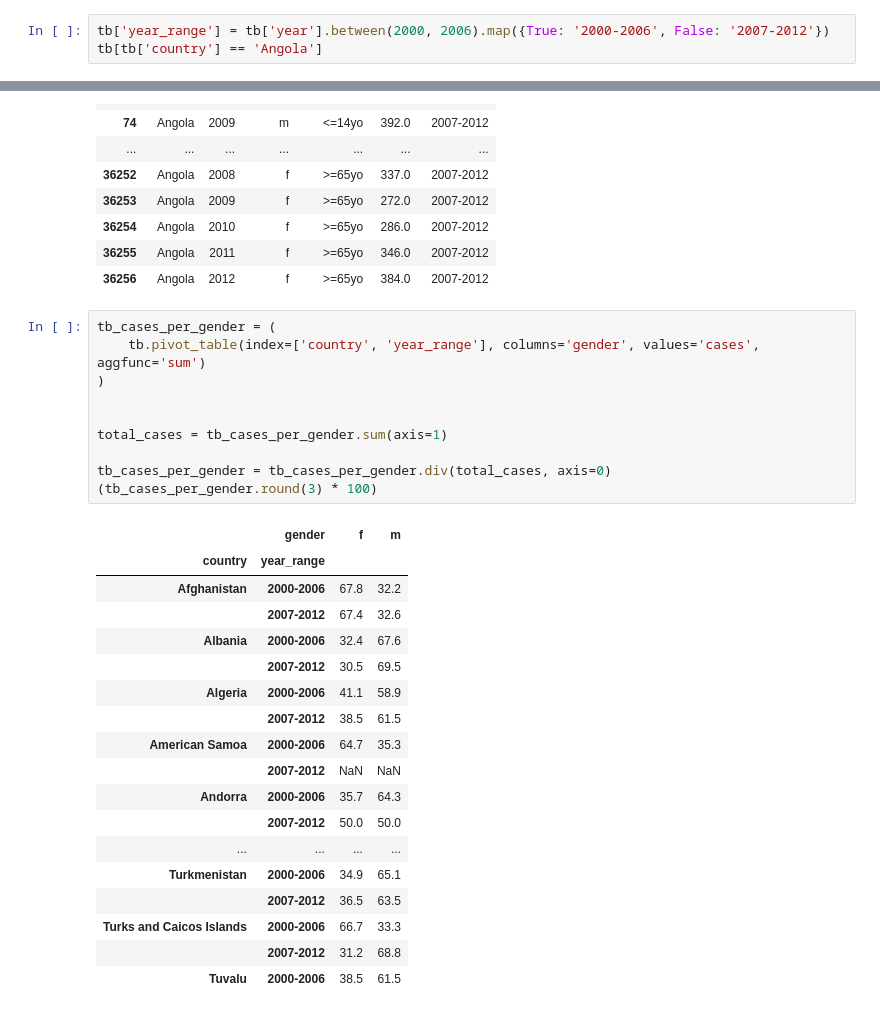
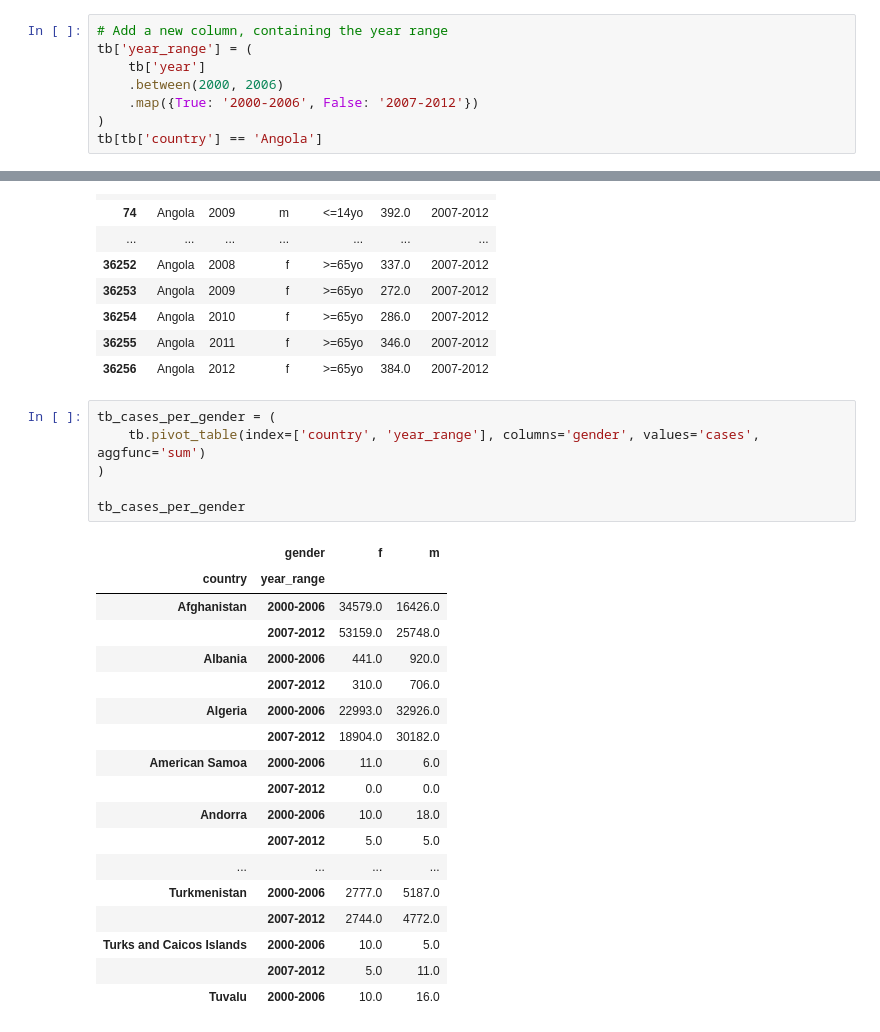
Before and after one commit to victoris93/data_class, a Jupyter notebook: exercises/tabular_tidy_data/tidy_data_solution.ipynb, the cells around one changed output, grey strips where cells are left out. Drawn from its saved outputs; the diff is of its cells as text.

```diff
--- a/exercises/tabular_tidy_data/tidy_data_solution.ipynb
+++ b/exercises/tabular_tidy_data/tidy_data_solution.ipynb
@@ -152,5 +148,10 @@ tb_rate_per_gender_2000.round(3) * 100
 # %%
-tb['year_range'] = tb['year'].between(2000, 2006).map({True: '2000-2006', False: '2007-2012'})
+# Add a new column, containing the year range
+tb['year_range'] = (
+    tb['year']
+    .between(2000, 2006)
+    .map({True: '2000-2006', False: '2007-2012'})
+)
 tb[tb['country'] == 'Angola']
 # %% [output]
 |  | country | year | gender | age_range | cases | year_range |
@@ -173,29 +174,25 @@ tb[tb['country'] == 'Angola']
 # %%
 tb_cases_per_gender = (
     tb.pivot_table(index=['country', 'year_range'], columns='gender', values='cases', aggfunc='sum')
 )
 
-
-total_cases = tb_cases_per_gender.sum(axis=1)
-
-tb_cases_per_gender = tb_cases_per_gender.div(total_cases, axis=0)
-(tb_cases_per_gender.round(3) * 100)
+tb_cases_per_gender
 # %% [output]
 |  | gender | f | m |
 | country | year_range |  |  |
-| Afghanistan | 2000-2006 | 67.8 | 32.2 |
-|  | 2007-2012 | 67.4 | 32.6 |
-| Albania | 2000-2006 | 32.4 | 67.6 |
-|  | 2007-2012 | 30.5 | 69.5 |
-| Algeria | 2000-2006 | 41.1 | 58.9 |
-|  | 2007-2012 | 38.5 | 61.5 |
-| American Samoa | 2000-2006 | 64.7 | 35.3 |
-|  | 2007-2012 | NaN | NaN |
-| Andorra | 2000-2006 | 35.7 | 64.3 |
-|  | 2007-2012 | 50.0 | 50.0 |
+| Afghanistan | 2000-2006 | 34579.0 | 16426.0 |
+|  | 2007-2012 | 53159.0 | 25748.0 |
+| Albania | 2000-2006 | 441.0 | 920.0 |
+|  | 2007-2012 | 310.0 | 706.0 |
+| Algeria | 2000-2006 | 22993.0 | 32926.0 |
+|  | 2007-2012 | 18904.0 | 30182.0 |
+| American Samoa | 2000-2006 | 11.0 | 6.0 |
+|  | 2007-2012 | 0.0 | 0.0 |
+| Andorra | 2000-2006 | 10.0 | 18.0 |
+|  | 2007-2012 | 5.0 | 5.0 |
 | ... | ... | ... | ... |
-| Turkmenistan | 2000-2006 | 34.9 | 65.1 |
-|  | 2007-2012 | 36.5 | 63.5 |
-| Turks and Caicos Islands | 2000-2006 | 66.7 | 33.3 |
-|  | 2007-2012 | 31.2 | 68.8 |
-| Tuvalu | 2000-2006 | 38.5 | 61.5 |
+| Turkmenistan | 2000-2006 | 2777.0 | 5187.0 |
+|  | 2007-2012 | 2744.0 | 4772.0 |
+| Turks and Caicos Islands | 2000-2006 | 10.0 | 5.0 |
+|  | 2007-2012 | 5.0 | 11.0 |
+| Tuvalu | 2000-2006 | 10.0 | 16.0 |
```
Also changed, not shown: parts of 3 cells of this notebook, 1 other file.
